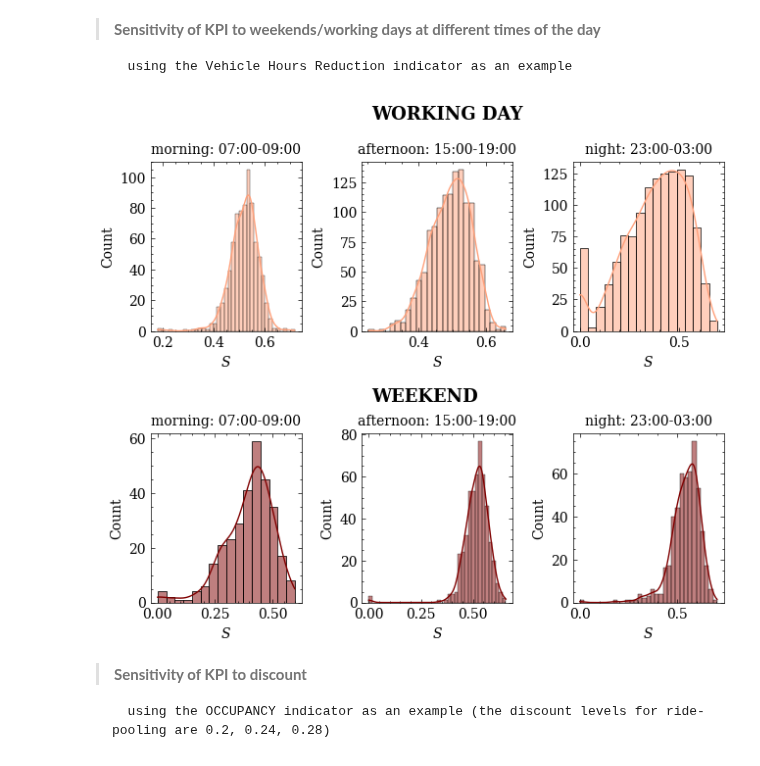
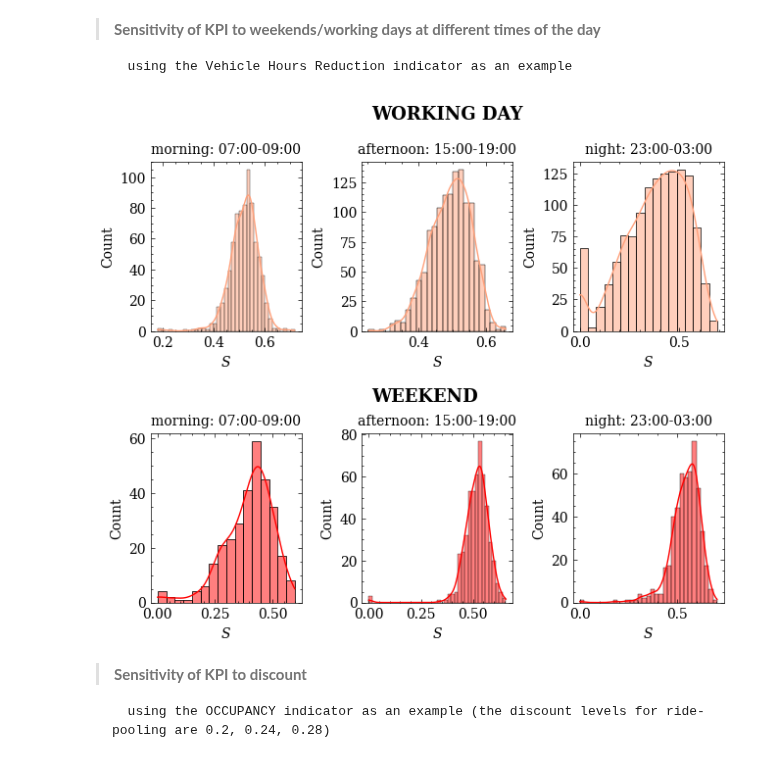
Before and after one commit to OlhaShulikaUJ/ExMAS-plotting, a Jupyter notebook: NYC KPI DA.ipynb, the cells around one changed output. Drawn from its saved outputs; the diff is of its cells as text; code cells hidden in the pictures.

```diff
--- a/NYC KPI DA.ipynb
+++ b/NYC KPI DA.ipynb
@@ -269,41 +269,41 @@ ax=ax4 # with kernel density estimation
 for d in df.shared_discount.unique():
     to_plot = df[(df.Start_time.dt.dayofweek.isin([5,6])
                   & (df.Start_time.dt.hour.isin([7,8,9])))]
-sns.histplot(data = to_plot, x = 'shared_ratio', kde=True, color='maroon', ax=ax)
+sns.histplot(data = to_plot, x = 'shared_ratio', kde=True, color='red', ax=ax)
 to_plot.Start_time.dt.dayofweek.unique()
 ax4.set_xlabel("$S$")
 ax4.set_title("morning: 07:00-09:00", fontsize=10)
 
 ax=ax5 # with kernel density estimation
 for d in df.shared_discount.unique():
     to_plot = df[(df.Start_time.dt.dayofweek.isin([5,6])
                   & (df.Start_time.dt.hour.isin([15,16,17,18,19])))]
-sns.histplot(data = to_plot, x = 'shared_ratio', kde=True, color='maroon', ax=ax)
+sns.histplot(data = to_plot, x = 'shared_ratio', kde=True, color='red', ax=ax)
 to_plot.Start_time.dt.dayofweek.unique()
 ax5.set_xlabel("$S$")
 ax5.set_title("afternoon: 15:00-19:00", fontsize=10)
 
 ax=ax6 # with kernel density estimation
 for d in df.shared_discount.unique():
     to_plot = df[(df.Start_time.dt.dayofweek.isin([5,6])
                   & (df.Start_time.dt.hour.isin([23])))
                  | df.Start_time.dt.dayofweek.isin([5,6])
                   & (df.Start_time.dt.hour.isin([0,1,2,3]))]
-sns.histplot(data = to_plot, x = 'shared_ratio', kde=True, color='maroon', ax=ax)
+sns.histplot(data = to_plot, x = 'shared_ratio', kde=True, color='red', ax=ax)
 to_plot.Start_time.dt.dayofweek.unique()
 ax6.set_xlabel("$S$")
 ax6.set_title("night: 23:00-03:00", fontsize=10)
 
 plt.suptitle('WORKING DAY', ha='left', va='center', fontsize=13, fontweight='bold')
 plt.figtext(0.5, 0.5, 'WEEKEND', ha='left', va='center', fontsize=13, fontweight='bold')
 plt.subplots_adjust(left=0.125,
                     bottom=0.15,
                     right=1.1,
                     top=0.9,
                     wspace=0.4,
                     hspace=0.6)
 # %% [output]
-[figure, old version]
+[figure, new version]
 # %% [markdown]
 > **Sensitivity of KPI to discount**
 
```
